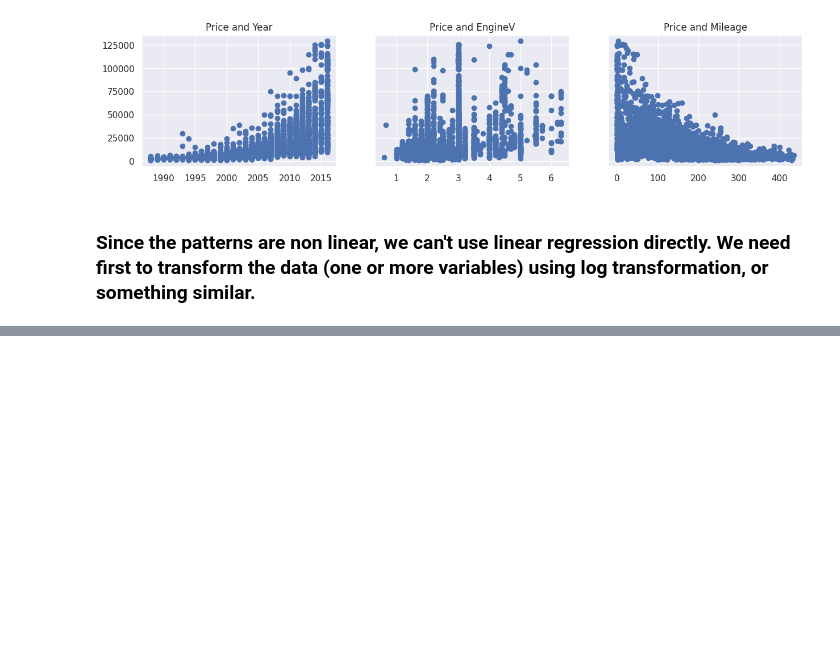
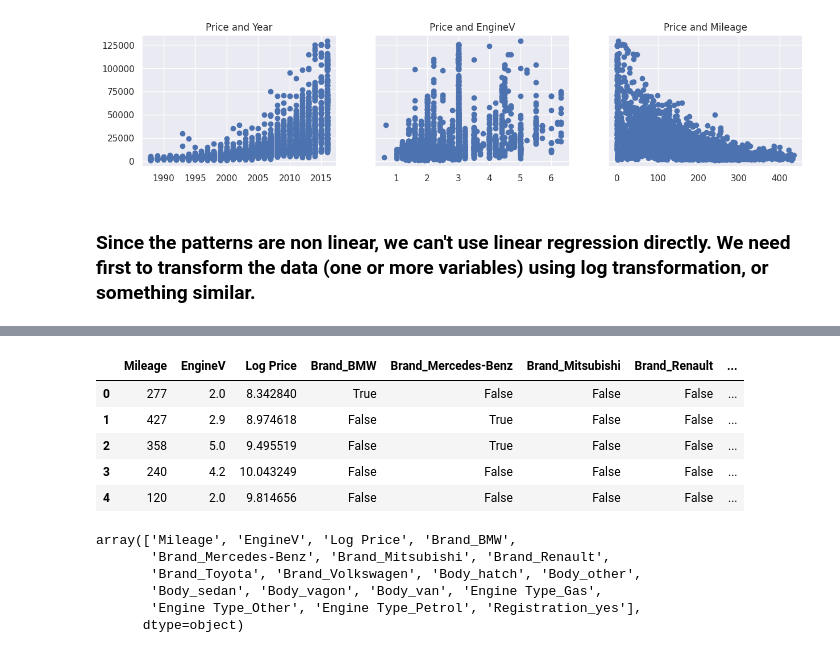
Before and after one commit to eliabev/Data_Science_Courses, a Jupyter notebook: udemy_bootcamp/pratical/linear_regression/pratical_example.ipynb, the cells around one changed output, grey strips where cells are left out. Drawn from its saved outputs; the diff is of its cells as text; code cells hidden in the pictures; blank space fills up the shorter version.

```diff
--- a/udemy_bootcamp/pratical/linear_regression/pratical_example.ipynb
+++ b/udemy_bootcamp/pratical/linear_regression/pratical_example.ipynb
@@ -210,0 +218,2 @@ plt.show()
+# %%
+data_no_outlier.drop(['Price'], axis=1, inplace=True)
@@ -210,0 +240,24 @@ plt.show()
+# %%
+data_no_multicollinearity = data_no_outlier.drop(['Year'], axis=1)
+# %%
+# With "pd.get_dummies" we can convert categorical variables into dummy/indicator variables
+# drop_first=True: To avoid multicollinearity
+# This way, if all the other columns are 0, it means that the dropped column is 1
+data_with_dummies = pd.get_dummies(data_no_multicollinearity, drop_first=True)
+data_with_dummies.head()
+# %% [output]
+|  | Mileage | EngineV | Log Price | Brand_BMW | Brand_Mercedes-Benz | Brand_Mitsubishi | Brand_Renault | ... |
+| 0 | 277 | 2.0 | 8.342840 | True | False | False | False | ... |
+| 1 | 427 | 2.9 | 8.974618 | False | True | False | False | ... |
+| 2 | 358 | 5.0 | 9.495519 | False | True | False | False | ... |
+| 3 | 240 | 4.2 | 10.043249 | False | False | False | False | ... |
+| 4 | 120 | 2.0 | 9.814656 | False | False | False | False | ... |
+# %%
+data_with_dummies.columns.values
+# %% [output]
+array(['Mileage', 'EngineV', 'Log Price', 'Brand_BMW',
+       'Brand_Mercedes-Benz', 'Brand_Mitsubishi', 'Brand_Renault',
+       'Brand_Toyota', 'Brand_Volkswagen', 'Body_hatch', 'Body_other',
+       'Body_sedan', 'Body_vagon', 'Body_van', 'Engine Type_Gas',
+       'Engine Type_Other', 'Engine Type_Petrol', 'Registration_yes'],
+      dtype=object)
```
Also changed, not shown: parts of 7 cells of this notebook, 2 other files.
